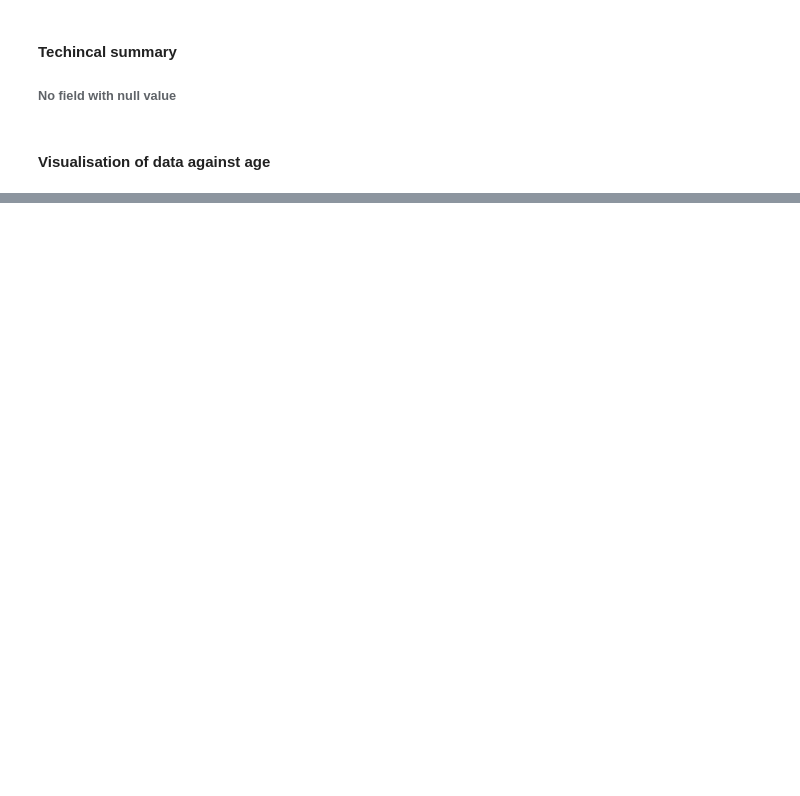
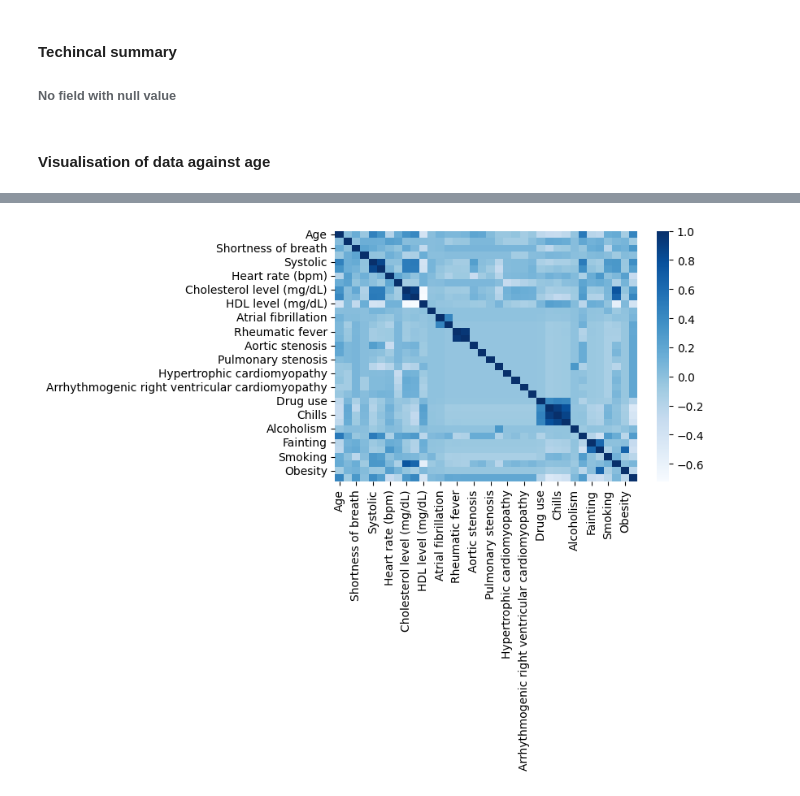
Before and after one commit to monyorojoseph/DS-Bootcamp, a Jupyter notebook: kaggle/heart_disease.ipynb, the cells around one changed output, grey strips where cells are left out. Cells and saved outputs as stored; diff of their text form; code cells hidden in the pictures; blank space fills up the shorter version.

```diff
--- a/kaggle/heart_disease.ipynb
+++ b/kaggle/heart_disease.ipynb
@@ -82,0 +169,5 @@ heart_disease_df.describe()
+# %%
+plt.figure(figsize=(6, 4))
+sns.heatmap(heart_disease_df.corr(numeric_only=True), cmap='Blues', annot=False)
+plt.show()
+# %% [output]
@@ -82,0 +177 @@ heart_disease_df.describe()
+[figure, added]
```
Also changed, not shown: parts of 19 cells of this notebook.
